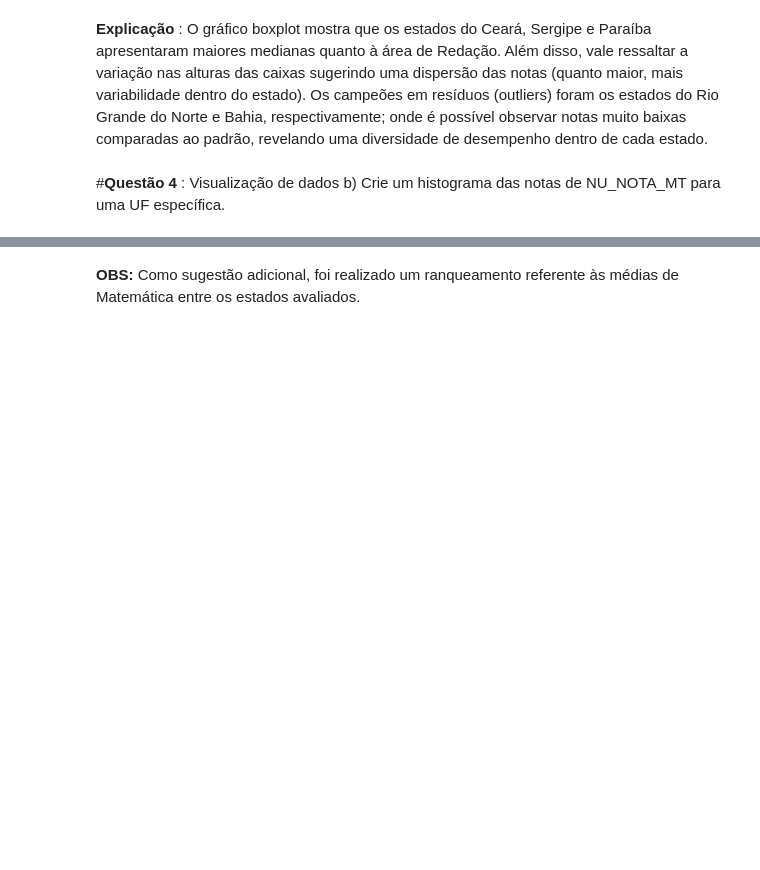
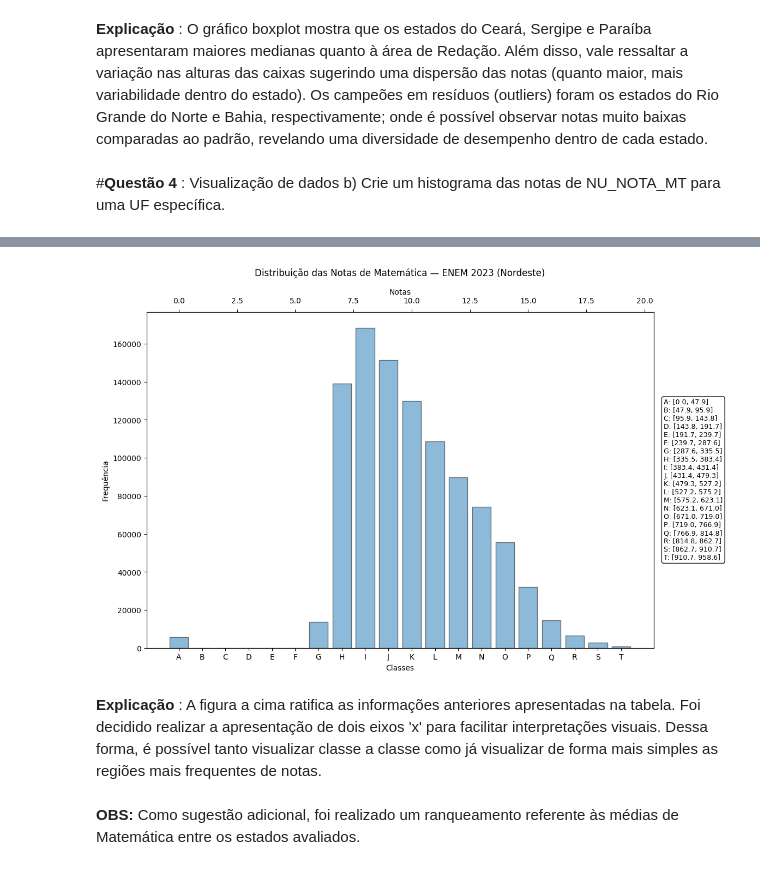
Before and after one commit to LarissaCastor/Enem_Microdados_Python, a Jupyter notebook: Microdados_Enem23.ipynb, the cells around one changed output, grey strips where cells are left out. Drawn from its saved outputs; the diff is of its cells as text; code cells hidden in the pictures; blank space fills up the shorter version.

```diff
--- a/Microdados_Enem23.ipynb
+++ b/Microdados_Enem23.ipynb
@@ -220,19 +220,3 @@ plt.show()
 # %% [markdown]
 #**Questão 4** : Visualização de dados
 b) Crie um histograma das notas de NU_NOTA_MT para uma UF específica.
-# %%
-#Padronização em Baixa, Média, Alta
-df['MT_classe'] = np.where(df['NU_NOTA_MT'] <= 400, 'Baixa',
-                   np.where(df['NU_NOTA_MT'] <= 600, 'Média', 'Alta'))
-
-#Frequências - criando nova coluna para visualização posterior
-freq = df['MT_classe'].value_counts().reindex(['Baixa','Média','Alta'])
-# %%
-#Histograma
-plt.figure(figsize=(7,8))
-plt.bar(freq.index.astype(str), freq.values)             #Cria gráfico de barras; 'freq.index' para categorias; 'freq.values' para qtidade das frequêcias
-plt.title('Histograma - Matemática e Tecnologias')
-plt.ylabel('Frequência')
-for i, v in enumerate(freq.values):                      #Percorre cada barra (i) e adiciona o valor (v) em cima dela
-   plt.text(i, v, str(v), ha='center', va='bottom')      #Ajuste do texto e valores
-plt.show()
@@ -243,3 +278,57 @@ plt.show()
+# %%
+#Criando HISTOGRAMA com caixa de legenda
+fig, ax = plt.subplots(figsize=(12, 8))
+
+# Desenha as barras: uma por classe (como um histograma categórico)
+ax.bar(tabela_freq["Rótulo"], tabela_freq["Frequência"], edgecolor="black", alpha=0.5)
+
+# Títulos e rótulos dos eixos
+ax.set_title("Distribuição das Notas de Matemática — ENEM 2023 (Nordeste)", pad=16)
+ax.set_xlabel("Classes")
+ax.set_ylabel("Frequência")
+
+#Criando eixo secundário
+#Criando eixo X superior com notas mapeadas para posições das barras
+STEP = 100                                                       #range desejado
+ini = int(np.floor(bins[0] / STEP) * STEP)                       #início múltiplo de 100
+fim = int(np.ceil(bins[-1] / STEP) * STEP)                       #fim múltiplo de 100
+ticks_notas = np.arange(ini, fim + 1, STEP)                      #range de 100 em 100
+pos_ticks = np.interp(ticks_notas, bins, np.arange(len(bins)))   # mapa nota -> posição contínua
+mask = (pos_ticks >= 0) & (pos_ticks < len(freq))                #mantém range dentro do gráfico filtrando os vetores
+
+ax2 = ax.twiny()                                                 #eixo X superior
+ax2.set_xlim(ax.get_xlim())                                      #alinha limites com o eixo de baixo
+ax2.set_xticks(pos_ticks[mask])                                  #posições dos ticks
+ax2.set_xticklabels([str(int(v)) for v in ticks_notas[mask]])    #rótulos (números)
+ax2.set_xlabel("Notas")                                          #rótulo do eixo X (topo)
+ax2.tick_params(axis='x', pad=6)                                 #espaço entre eixos
+
+#Criando o texto da legenda (DENTRO DO GRÁFICO)
+linhas_legenda = [f"{r}: {c}" for r, c in zip(tabela_freq["Rótulo"], tabela_freq["Classe"])]     #'f-string' para montar linhas com as classes onde pra cada interação, 'r' (rótulo) e 'c'(intervalo)
+
+#Unindo em um bloco de texto (uma linha por classe)
+texto_legenda = "\n".join(linhas_legenda)
+
+#Adicionando a "caixa de legenda" ao lado direito, dentro da área do gráfico
+ax.text(
+    1.02, 0.5,                      # posição (x, y) em coordenadas relativas ao eixo
+    texto_legenda,                  # conteúdo do texto
+    transform=ax.transAxes,         # usa o sistema de coordenadas do eixo
+    va="center", ha="left",         # alinhamentos vertical e horizontal
+    fontsize=9,                     # tamanho da fonte
+    bbox=dict(                      # estilo da caixa (legenda)
+        boxstyle="round",           # cantos arredondados
+        facecolor="white",          # fundo branco
+        edgecolor="black",          # borda preta
+        alpha= 0.9                  # leve transparência.
+    )
+)
+
+plt.show()
+# %% [output]
+[figure, added]
+# %% [markdown]
+**Explicação** : A figura a cima ratifica as informações anteriores apresentadas na tabela. Foi decidido realizar a apresentação de dois eixos 'x' para facilitar interpretações visuais. Dessa forma, é possível tanto visualizar classe a classe como já visualizar de forma mais simples as regiões mais frequentes de notas.
 # %% [markdown]
 **OBS:** Como sugestão adicional, foi realizado um ranqueamento referente às médias de Matemática entre os estados avaliados.
 # %%
```
Also changed, not shown: parts of 6 cells of this notebook.
